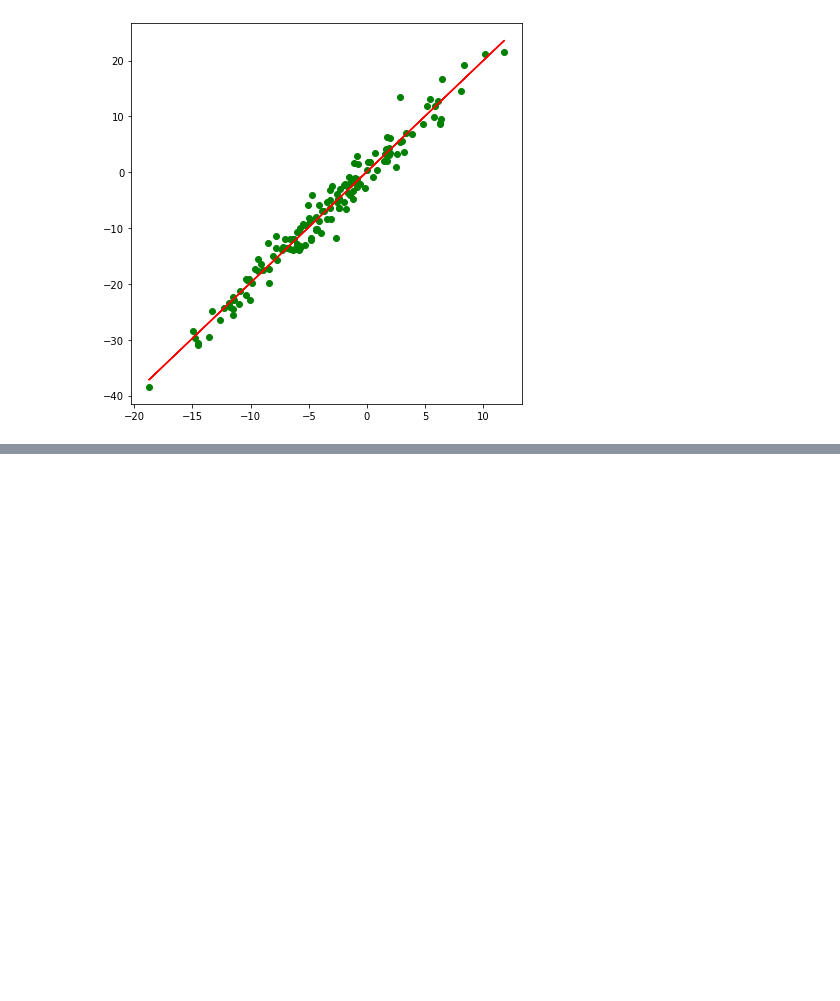
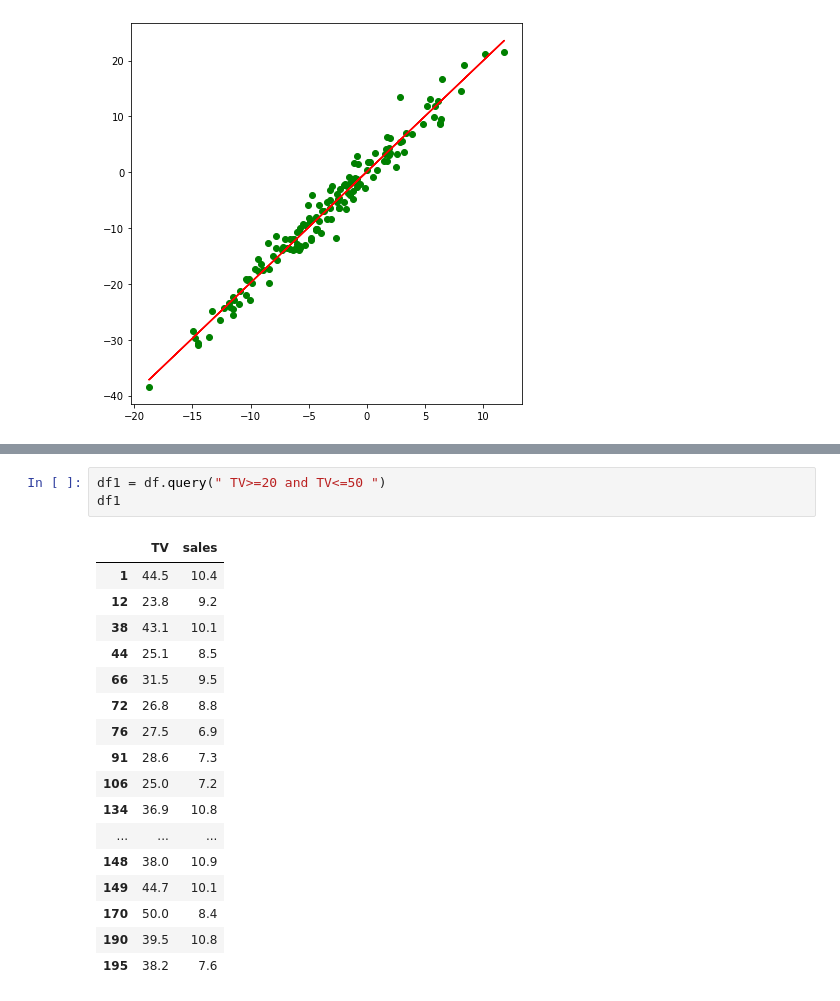
Before and after one commit to pad0910/Python2A, a Jupyter notebook: Dzien06/06-regresja-liniowa.ipynb, the cells around one changed output, grey strips where cells are left out. Drawn from its saved outputs; the diff is of its cells as text; blank space fills up the shorter version.

```diff
--- a/Dzien06/06-regresja-liniowa.ipynb
+++ b/Dzien06/06-regresja-liniowa.ipynb
@@ -63,0 +125,21 @@ plot_lines(X, y, (model.coef_[0], model.intercept_) )
+# %%
+df1 = df.query(" TV>=20 and TV<=50 ")
+df1
+# %% [output]
+|  | TV | sales |
+| 1 | 44.5 | 10.4 |
+| 12 | 23.8 | 9.2 |
+| 38 | 43.1 | 10.1 |
+| 44 | 25.1 | 8.5 |
+| 66 | 31.5 | 9.5 |
+| 72 | 26.8 | 8.8 |
+| 76 | 27.5 | 6.9 |
+| 91 | 28.6 | 7.3 |
+| 106 | 25.0 | 7.2 |
+| 134 | 36.9 | 10.8 |
+| ... | ... | ... |
+| 148 | 38.0 | 10.9 |
+| 149 | 44.7 | 10.1 |
+| 170 | 50.0 | 8.4 |
+| 190 | 39.5 | 10.8 |
+| 195 | 38.2 | 7.6 |
```
Also changed, not shown: parts of 18 cells of this notebook.
